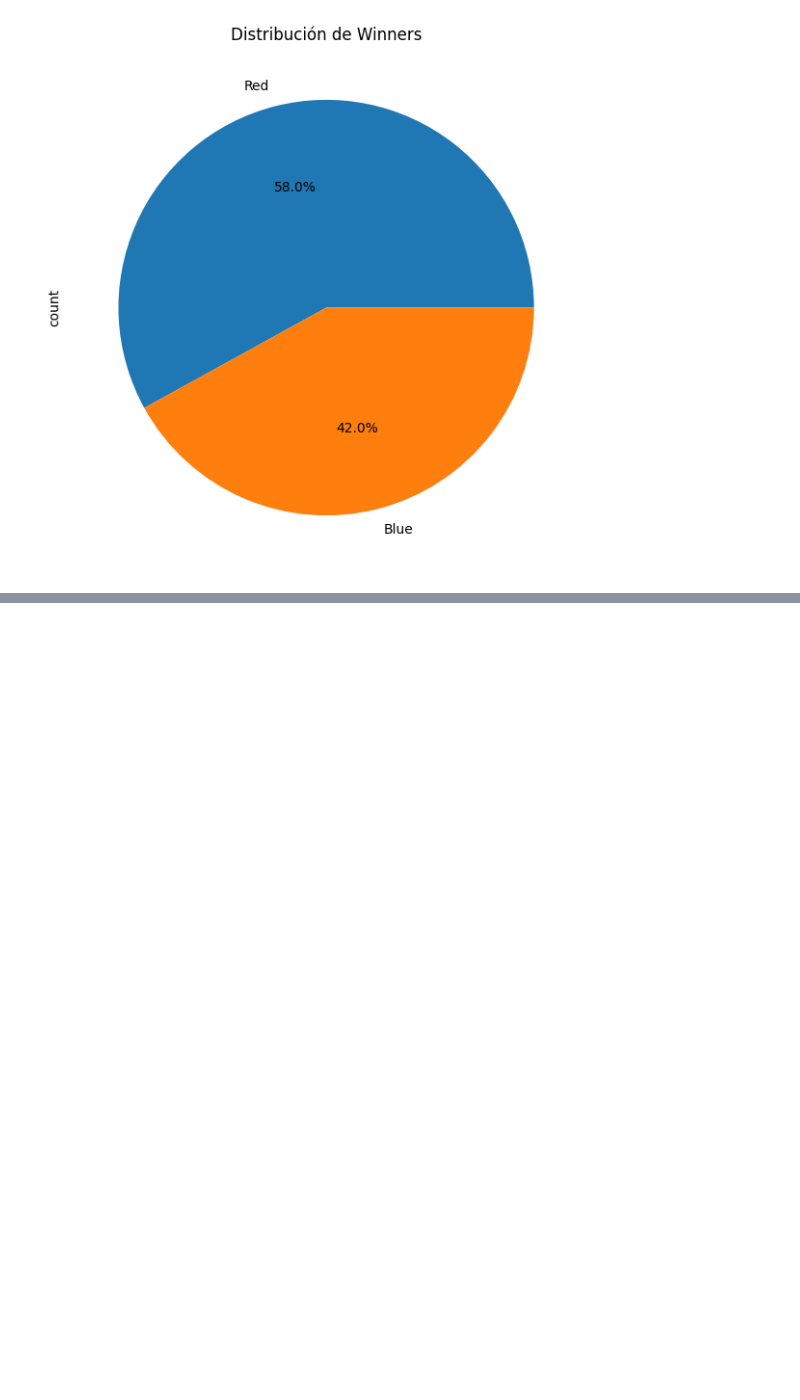
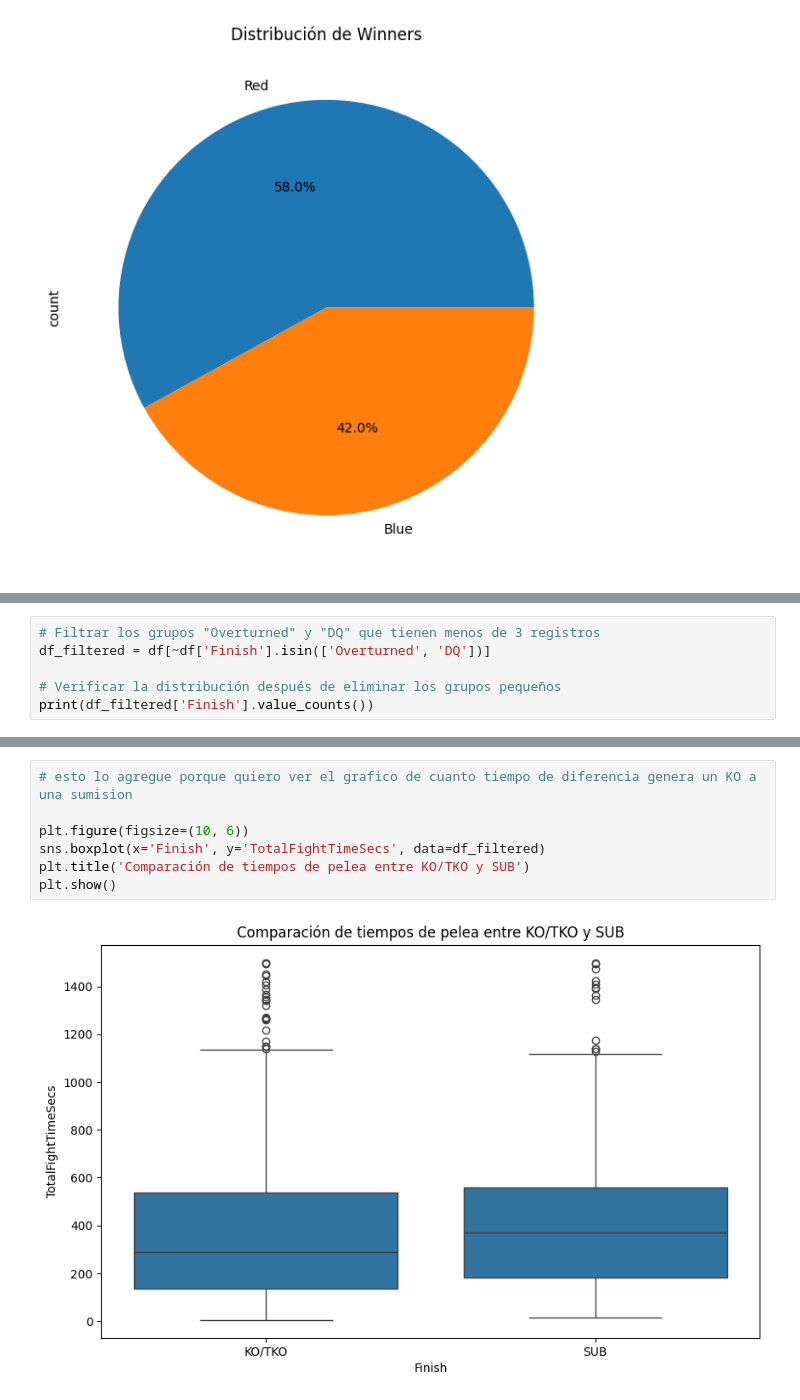
Before and after one commit to orlandova939/mineriadata, a Jupyter notebook: UFC_data_mining.ipynb, the cells around one changed output, grey strips where cells are left out. Drawn from its saved outputs; the diff is of its cells as text; blank space fills up the shorter version.

```diff
--- a/UFC_data_mining.ipynb
+++ b/UFC_data_mining.ipynb
@@ -171,0 +195,6 @@ plt.show()
+# %%
+# Filtrar los grupos "Overturned" y "DQ" que tienen menos de 3 registros
+df_filtered = df[~df['Finish'].isin(['Overturned', 'DQ'])]
+
+# Verificar la distribución después de eliminar los grupos pequeños
+print(df_filtered['Finish'].value_counts())
@@ -171,0 +231,9 @@ plt.show()
+# %%
+# esto lo agregue porque quiero ver el grafico de cuanto tiempo de diferencia genera un KO a una sumision
+
+plt.figure(figsize=(10, 6))
+sns.boxplot(x='Finish', y='TotalFightTimeSecs', data=df_filtered)
+plt.title('Comparación de tiempos de pelea entre KO/TKO y SUB')
+plt.show()
+# %% [output]
+[figure, added]
```
Also changed, not shown: parts of 6 cells of this notebook.
